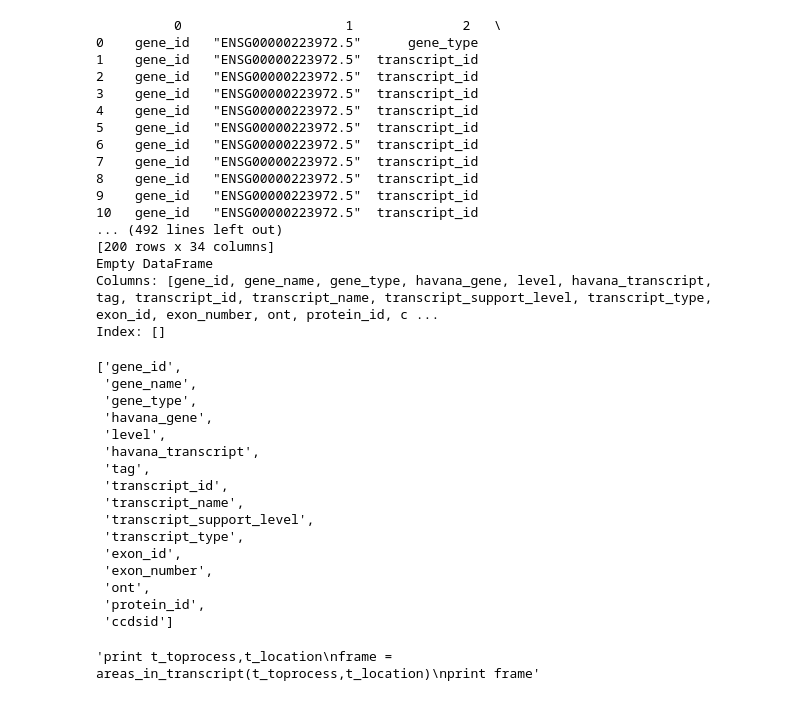
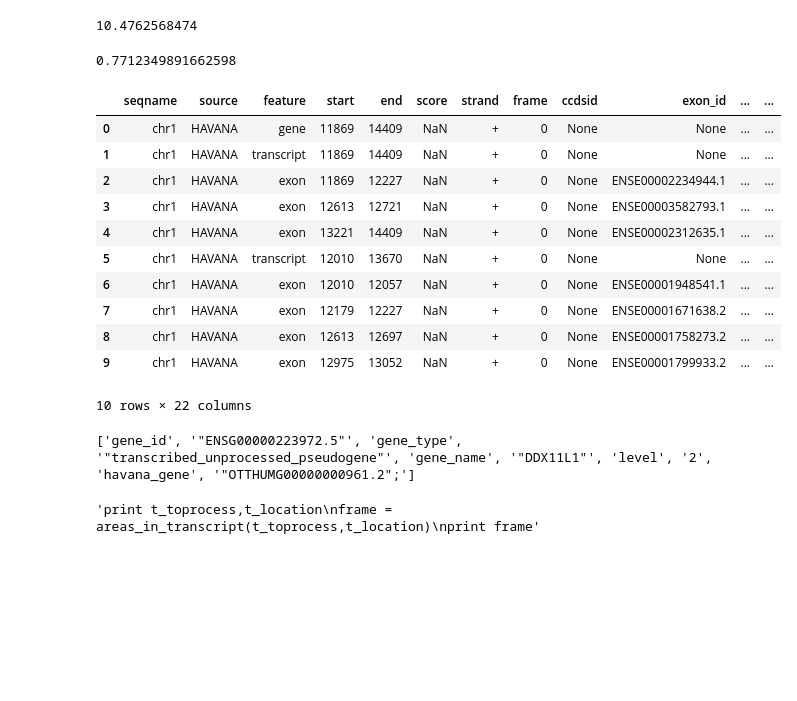
Before and after one commit to vaniisgh/Exploration-of-GC-content-, a Jupyter notebook: gtf_parsing.ipynb, the cells around one changed output. Saved outputs shown, nothing was run; the diff lists cells and outputs as text; code cells hidden in the pictures; blank space fills up the shorter version.

```diff
--- a/gtf_parsing.ipynb
+++ b/gtf_parsing.ipynb
@@ -100,5 +125,36 @@ ValueError: list.remove(x): x not in list
+# %%
+from time import time
+dictionary.pop("ont", None)
+dictionary.pop("tag", None)
+start = time()
+df2 = pd.DataFrame.from_dict(dictionary)
+print(time()-start)
+# %% [output]
+10.4762568474
+# %%
+start = time()
+df = df.drop(["attribute"],1)
+df=pd.concat([df,df2],axis=1)
+time()-start
+# %% [output]
+0.7712349891662598
+# %%
+df[:10]
+# %% [output]
+|  | seqname | source | feature | start | end | score | strand | frame | ccdsid | exon_id | ... | ... |
+| 0 | chr1 | HAVANA | gene | 11869 | 14409 | NaN | + | 0 | None | None | ... | ... |
+| 1 | chr1 | HAVANA | transcript | 11869 | 14409 | NaN | + | 0 | None | None | ... | ... |
+| 2 | chr1 | HAVANA | exon | 11869 | 12227 | NaN | + | 0 | None | ENSE00002234944.1 | ... | ... |
+| 3 | chr1 | HAVANA | exon | 12613 | 12721 | NaN | + | 0 | None | ENSE00003582793.1 | ... | ... |
+| 4 | chr1 | HAVANA | exon | 13221 | 14409 | NaN | + | 0 | None | ENSE00002312635.1 | ... | ... |
+| 5 | chr1 | HAVANA | transcript | 12010 | 13670 | NaN | + | 0 | None | None | ... | ... |
+| 6 | chr1 | HAVANA | exon | 12010 | 12057 | NaN | + | 0 | None | ENSE00001948541.1 | ... | ... |
+| 7 | chr1 | HAVANA | exon | 12179 | 12227 | NaN | + | 0 | None | ENSE00001671638.2 | ... | ... |
+| 8 | chr1 | HAVANA | exon | 12613 | 12697 | NaN | + | 0 | None | ENSE00001758273.2 | ... | ... |
+| 9 | chr1 | HAVANA | exon | 12975 | 13052 | NaN | + | 0 | None | ENSE00001799933.2 | ... | ... |
+10 rows × 22 columns
 # %%
-arr= df['attribute']
+#arr= df['attribute']
 df2= pd.DataFrame()
 # print("gene_name" in arr[1])
 # arr[1].index("gene_name")
@@ -132,7 +188,7 @@ temp=['gene_id',
  'ccdsid']
 df3 = pd.DataFrame(columns=temp)
 
-print(df3)
+#print(df3)
 # for i in range(0,2000):
 #     array = arr[i].split("; ")
 # #     print(array)
@@ -146,50 +202,17 @@ print(df3)
 
 # print(time.time() - start)
 # %% [output]
-          0                     1              2   \
-0    gene_id   "ENSG00000223972.5"      gene_type
-1    gene_id   "ENSG00000223972.5"  transcript_id
-2    gene_id   "ENSG00000223972.5"  transcript_id
-3    gene_id   "ENSG00000223972.5"  transcript_id
-4    gene_id   "ENSG00000223972.5"  transcript_id
-5    gene_id   "ENSG00000223972.5"  transcript_id
-6    gene_id   "ENSG00000223972.5"  transcript_id
-7    gene_id   "ENSG00000223972.5"  transcript_id
-8    gene_id   "ENSG00000223972.5"  transcript_id
-9    gene_id   "ENSG00000223972.5"  transcript_id
-10   gene_id   "ENSG00000223972.5"  transcript_id
-... (492 lines left out)
-[200 rows x 34 columns]
-Empty DataFrame
-Columns: [gene_id, gene_name, gene_type, havana_gene, level, havana_transcript, tag, transcript_id, transcript_name, transcript_support_level, transcript_type, exon_id, exon_number, ont, protein_id, c ...
-Index: []
+['gene_id', '"ENSG00000223972.5"', 'gene_type', '"transcribed_unprocessed_pseudogene"', 'gene_name', '"DDX11L1"', 'level', '2', 'havana_gene', '"OTTHUMG00000000961.2";']
 # %%
 frame1 =  pd.concat([df[:200],df2[:200]],axis=1)
 headers = frame1.dtypes.index
 
 #gene1 = frame1.loc[frame1['gene_id']=="ENSG00000223972.5"]
 # %%
-frame1[:30]
+frame1=df[:300]
 #frame1.drop(["attribute"],1)
 # df2.shape
-list(df2.columns)
+#list(df.columns)
-# %% [output]
-['gene_id',
- 'gene_name',
- 'gene_type',
- 'havana_gene',
- 'level',
- 'havana_transcript',
- 'tag',
- 'transcript_id',
- 'transcript_name',
- 'transcript_support_level',
- 'transcript_type',
- 'exon_id',
- 'exon_number',
- 'ont',
- 'protein_id',
- 'ccdsid']
 # %%
 #gene.drop(["attribute"],1)
 
```
Also changed, not shown: parts of 5 cells of this notebook.
